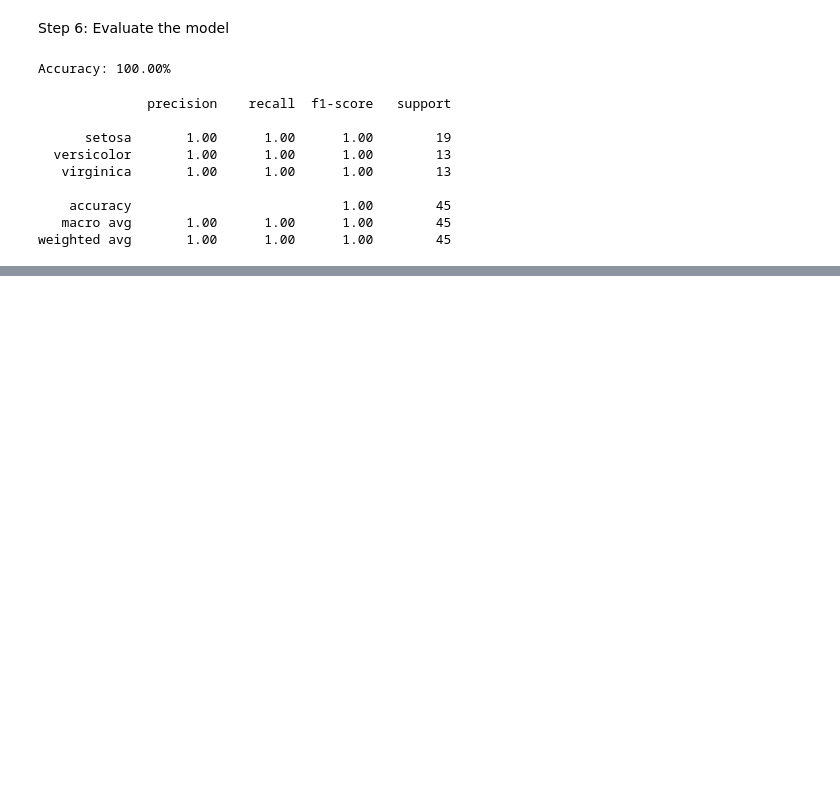
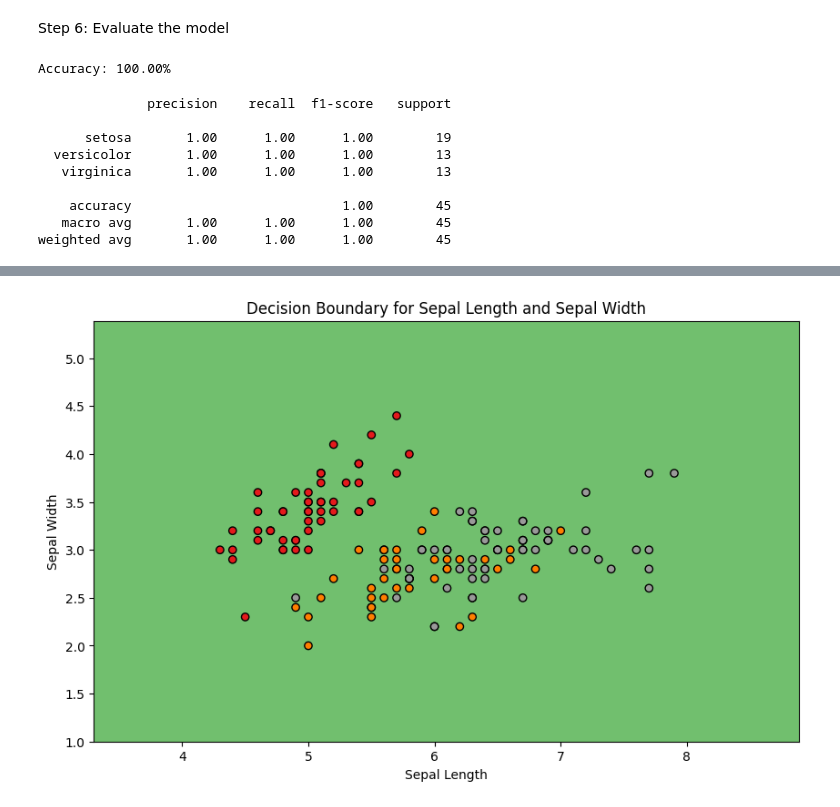
Before and after one commit to jeriyl/Oasis-Infobyte, a Jupyter notebook: Project 1/Iris Flower Classification.ipynb, the cells around one changed output, grey strips where cells are left out. Drawn from its saved outputs; the diff is of its cells as text; code cells hidden in the pictures; blank space fills up the shorter version.

```diff
--- a/Project 1/Iris Flower Classification.ipynb
+++ b/Project 1/Iris Flower Classification.ipynb
@@ -48,0 +81,23 @@ weighted avg       1.00      1.00      1.00        45
+# %%
+import numpy as np
+
+# Create a mesh grid for plotting
+x_min, x_max = X[:, 0].min() - 1, X[:, 0].max() + 1
+y_min, y_max = X[:, 1].min() - 1, X[:, 1].max() + 1
+xx, yy = np.meshgrid(np.arange(x_min, x_max, 0.01),
+                     np.arange(y_min, y_max, 0.01))
+
+# Predict class for each point in the mesh grid
+Z = model.predict(np.c_[xx.ravel(), yy.ravel(), np.zeros_like(xx.ravel()), np.zeros_like(xx.ravel())])
+Z = Z.reshape(xx.shape)
+
+# Plotting decision boundaries
+plt.figure(figsize=(10, 6))
+plt.contourf(xx, yy, Z, alpha=0.8, cmap='Set1')
+plt.scatter(X[:, 0], X[:, 1], c=y, edgecolors='k', marker='o', cmap='Set1')
+plt.title('Decision Boundary for Sepal Length and Sepal Width')
+plt.xlabel('Sepal Length')
+plt.ylabel('Sepal Width')
+plt.show()
+# %% [output]
+[figure, added]
```
Also changed, not shown: parts of 2 cells of this notebook.
